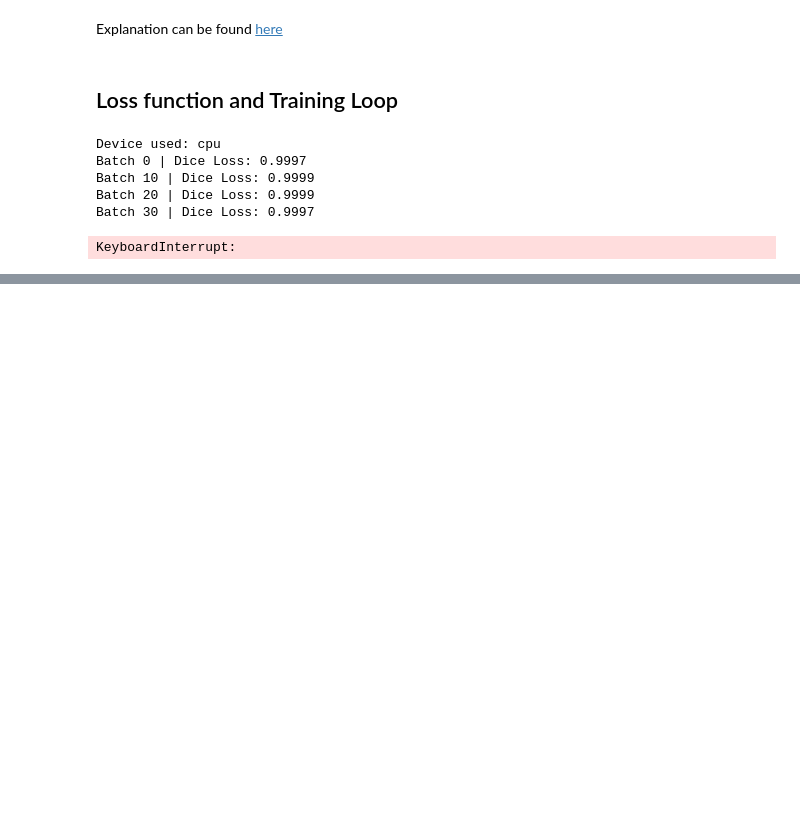
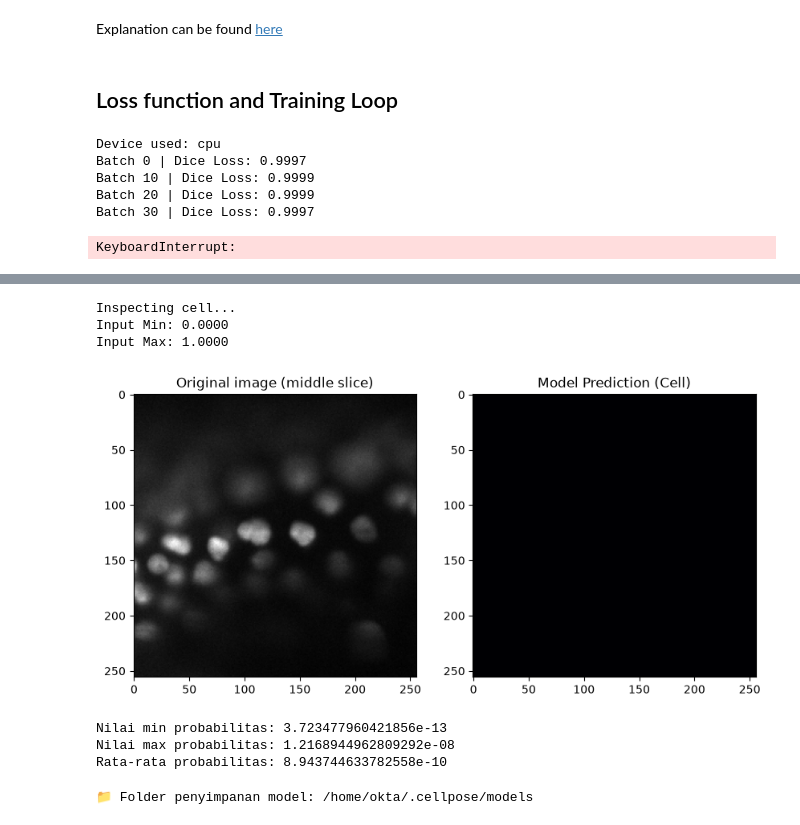
Before and after one commit to oktavianuu/cell_tracking, a Jupyter notebook: experiment.ipynb, the cells around one changed output, grey strips where cells are left out. Saved outputs shown, nothing was run; the diff lists cells and outputs as text; code cells hidden in the pictures; blank space fills up the shorter version.

```diff
--- a/experiment.ipynb
+++ b/experiment.ipynb
@@ -827,0 +1321,72 @@ Step 15/15 | Combined Loss: 1.0159
+# %%
+# test model
+import torch
+import zarr
+import numpy as np
+import matplotlib.pyplot as plt
+
+# 1. Masukkan arsitektur 3D U-Net kamu di sini (copy-paste dari Kaggle)
+# class UNet3D(nn.Module):
+#     ...
+
+# 2. Muat Model ke CPU
+model = UNet3D()
+# Trik sakti agar tidak error memori GPU di lokal:
+model.load_state_dict(torch.load("model/results/best_unet3d.pth", map_location=torch.device('cpu')))
+model.eval() # Matikan mode training
+
+# 3. Buka 1 File Zarr
+dataset = zarr.open(zarr_file_path, mode='r')
+
+# Ambil gambar 3D-nya (biasanya array numpy)
+# Sesuaikan indeks dengan struktur data zarr kompetisi ini
+image_3d = dataset['0']
+image_3d = image_3d[60, :, :, :]
+
+img_min = image_3d.min()
+img_max = image_3d.max()
+image_normalized = (image_3d - img_min) / (img_max - img_min + 1e-8)
+
+# 4. Ubah ke format PyTorch (Batch=1, Channel=1, Depth, Height, Width)
+input_tensor = torch.tensor(image_normalized, dtype=torch.float32).unsqueeze(0).unsqueeze(0)
+
+# 5. Lakukan Prediksi! (Sangat cepat karena cuma 1 file)
+print("Inspecting cell...")
+with torch.no_grad():
+    print(f"Input Min: {input_tensor.min().item():.4f}")
+    print(f"Input Max: {input_tensor.max().item():.4f}")
+    raw_pred = model(input_tensor)
+    mask_pred = torch.sigmoid(raw_pred)
+
+    # Ubah hasil prediksi > 0.5 menjadi sel (1), sisanya background (0)
+    final_mask = (mask_pred > 0.1).float()
+
+# 6. Visualisasikan Irisan Tengahnya (biar kelihatan keren!)
+# Mengambil layer z di tengah-tengah volume 3D
+z_mid = image_3d.shape[0] // 2
+
+img_slice = image_3d[z_mid]
+mask_slice = final_mask[0, 0, z_mid].numpy()
+
+# Tampilkan bersebelahan
+fig, axes = plt.subplots(1, 2, figsize=(10, 5))
+axes[0].imshow(img_slice, cmap='gray')
+axes[0].set_title("Original image (middle slice)")
+
+axes[1].imshow(mask_slice, cmap='inferno') # Pakai warna inferno biar hasil prediksinya menyala
+axes[1].set_title("Model Prediction (Cell)")
+
+plt.show()
+# %% [output]
+Inspecting cell...
+Input Min: 0.0000
+Input Max: 1.0000
+[figure, added]
+# %%
+print("Nilai min probabilitas:", mask_pred.min().item())
+print("Nilai max probabilitas:", mask_pred.max().item())
+print("Rata-rata probabilitas:", mask_pred.mean().item())
+# %% [output]
+Nilai min probabilitas: 3.723477960421856e-13
+Nilai max probabilitas: 1.2168944962809292e-08
+Rata-rata probabilitas: 8.943744633782558e-10
@@ -827,0 +1395,8 @@ Step 15/15 | Combined Loss: 1.0159
+# %%
+# Inisialisasi model (Cellpose akan otomatis mendownload bobotnya)
+model = models.CellposeModel(gpu=False, model_type='cyto3')
+
+# Cetak lokasi folder tempat Cellpose menyimpan file bobot tersebut
+print(f"📁 Folder penyimpanan model: {models.MODEL_DIR}")
+# %% [output]
+📁 Folder penyimpanan model: /home/okta/.cellpose/models
```
Also changed, not shown: parts of 28 cells of this notebook, 16 other files.
